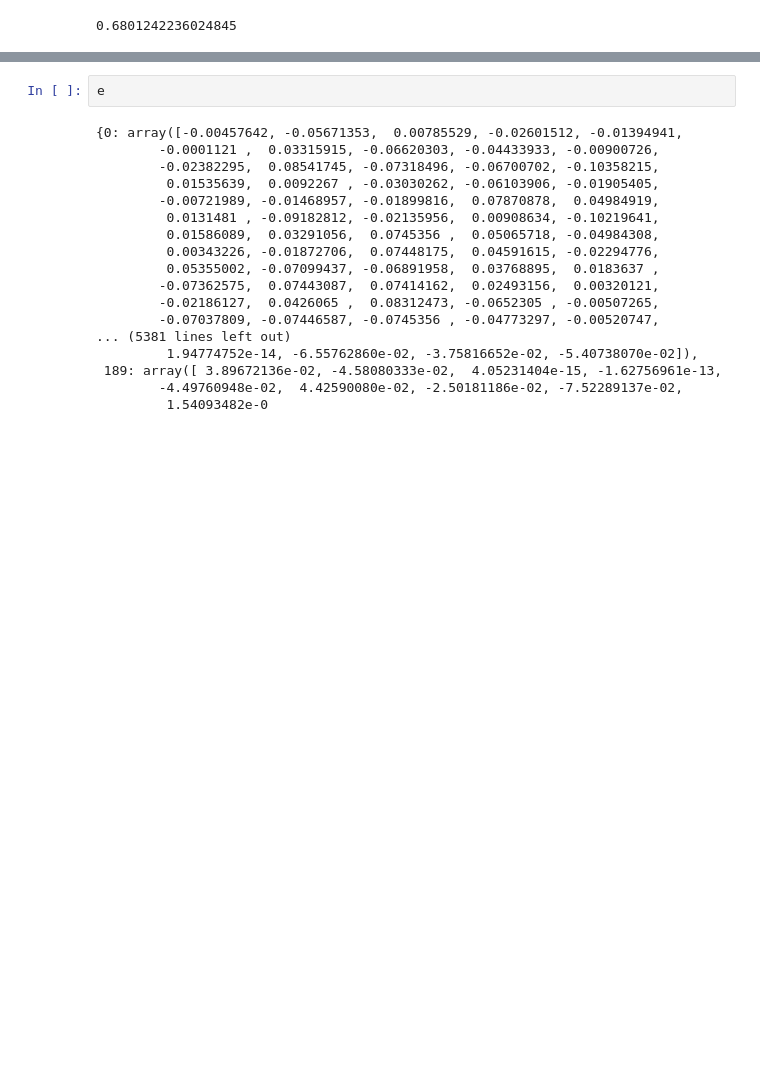
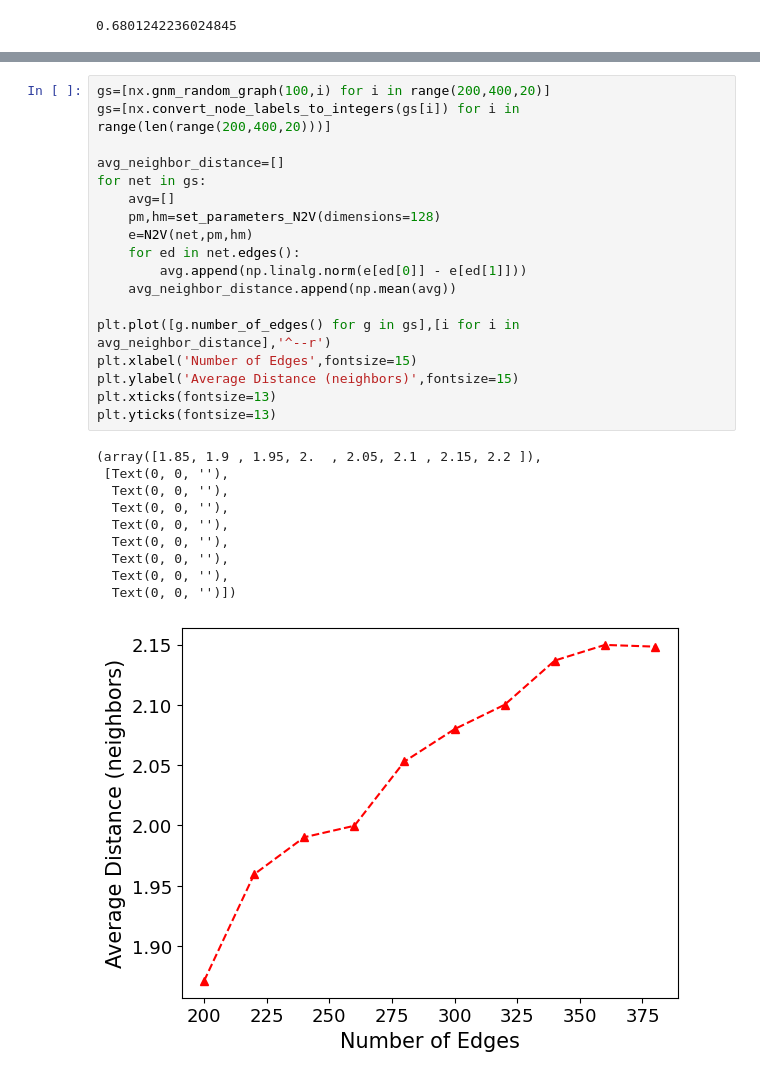
Before and after one commit to kaiser-dan/proj_naive-embedded-reconstruction, a Jupyter notebook: notebooks/ex/SP_n2v_Exp1.ipynb, the cells around one changed output, grey strips where cells are left out. Saved outputs shown, nothing was run; the diff lists cells and outputs as text; blank space fills up the shorter version.

```diff
--- a/notebooks/ex/SP_n2v_Exp1.ipynb
+++ b/notebooks/ex/SP_n2v_Exp1.ipynb
@@ -395,20 +455,29 @@ plt.yticks(fontsize=13)
-# %%
-e
-# %% [output]
-{0: array([-0.00457642, -0.05671353,  0.00785529, -0.02601512, -0.01394941,
-        -0.0001121 ,  0.03315915, -0.06620303, -0.04433933, -0.00900726,
-        -0.02382295,  0.08541745, -0.07318496, -0.06700702, -0.10358215,
-         0.01535639,  0.0092267 , -0.03030262, -0.06103906, -0.01905405,
-        -0.00721989, -0.01468957, -0.01899816,  0.07870878,  0.04984919,
-         0.0131481 , -0.09182812, -0.02135956,  0.00908634, -0.10219641,
-         0.01586089,  0.03291056,  0.0745356 ,  0.05065718, -0.04984308,
-         0.00343226, -0.01872706,  0.07448175,  0.04591615, -0.02294776,
-         0.05355002, -0.07099437, -0.06891958,  0.03768895,  0.0183637 ,
-        -0.07362575,  0.07443087,  0.07414162,  0.02493156,  0.00320121,
-        -0.02186127,  0.0426065 ,  0.08312473, -0.0652305 , -0.00507265,
-        -0.07037809, -0.07446587, -0.0745356 , -0.04773297, -0.00520747,
-... (5381 lines left out)
-         1.94774752e-14, -6.55762860e-02, -3.75816652e-02, -5.40738070e-02]),
- 189: array([ 3.89672136e-02, -4.58080333e-02,  4.05231404e-15, -1.62756961e-13,
-        -4.49760948e-02,  4.42590080e-02, -2.50181186e-02, -7.52289137e-02,
-         1.54093482e-0
+# %%
+gs=[nx.gnm_random_graph(100,i) for i in range(200,400,20)]
+gs=[nx.convert_node_labels_to_integers(gs[i]) for i in range(len(range(200,400,20)))]
+
+avg_neighbor_distance=[]
+for net in gs:
+    avg=[]
+    pm,hm=set_parameters_N2V(dimensions=128)
+    e=N2V(net,pm,hm)
+    for ed in net.edges():
+        avg.append(np.linalg.norm(e[ed[0]] - e[ed[1]]))
+    avg_neighbor_distance.append(np.mean(avg))
+
+plt.plot([g.number_of_edges() for g in gs],[i for i in avg_neighbor_distance],'^--r')
+plt.xlabel('Number of Edges',fontsize=15)
+plt.ylabel('Average Distance (neighbors)',fontsize=15)
+plt.xticks(fontsize=13)
+plt.yticks(fontsize=13)
+# %% [output]
+(array([1.85, 1.9 , 1.95, 2.  , 2.05, 2.1 , 2.15, 2.2 ]),
+ [Text(0, 0, ''),
+  Text(0, 0, ''),
+  Text(0, 0, ''),
+  Text(0, 0, ''),
+  Text(0, 0, ''),
+  Text(0, 0, ''),
+  Text(0, 0, ''),
+  Text(0, 0, '')])
+[figure, added]
```
Also changed, not shown: parts of 19 cells of this notebook.
